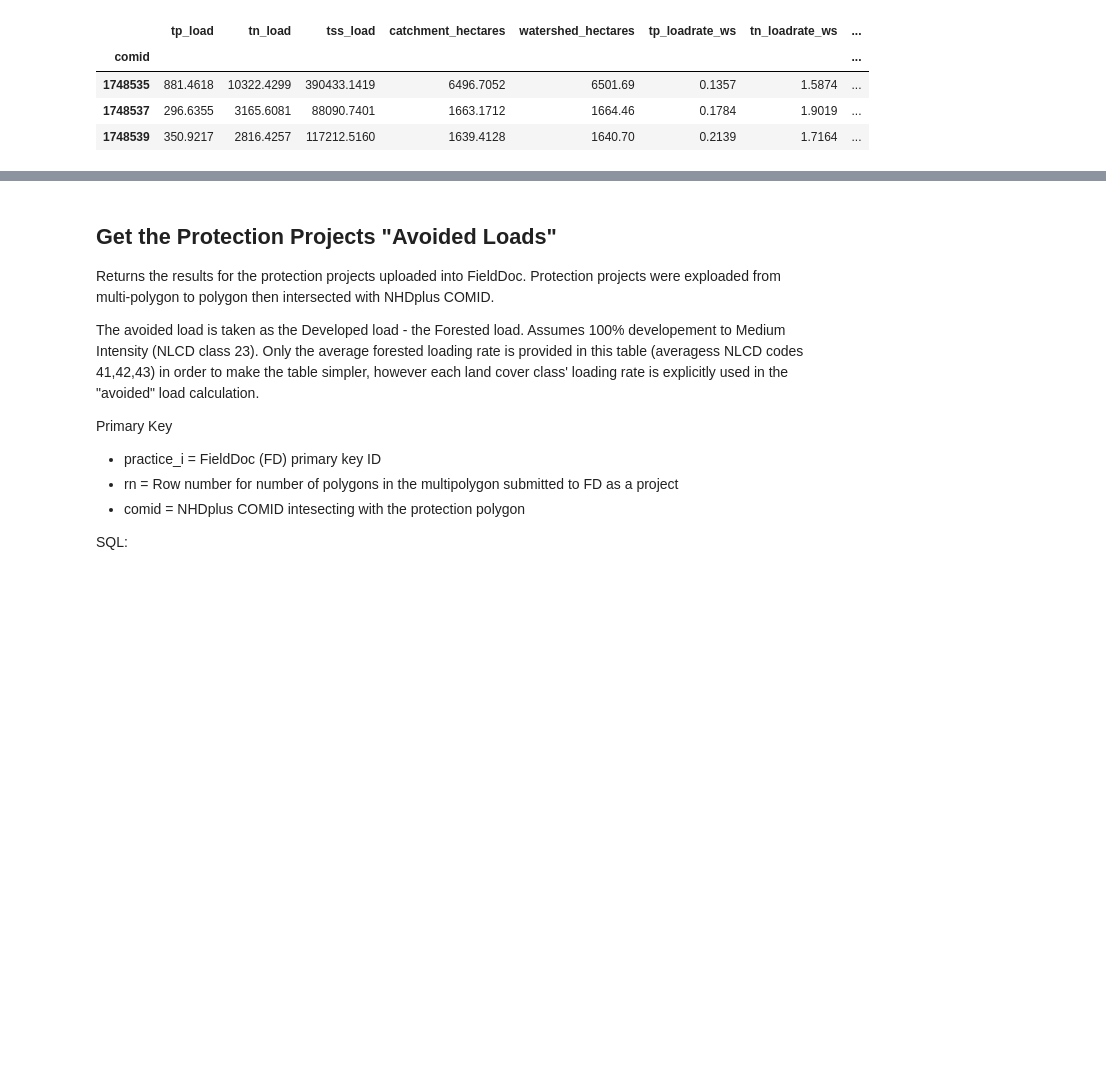
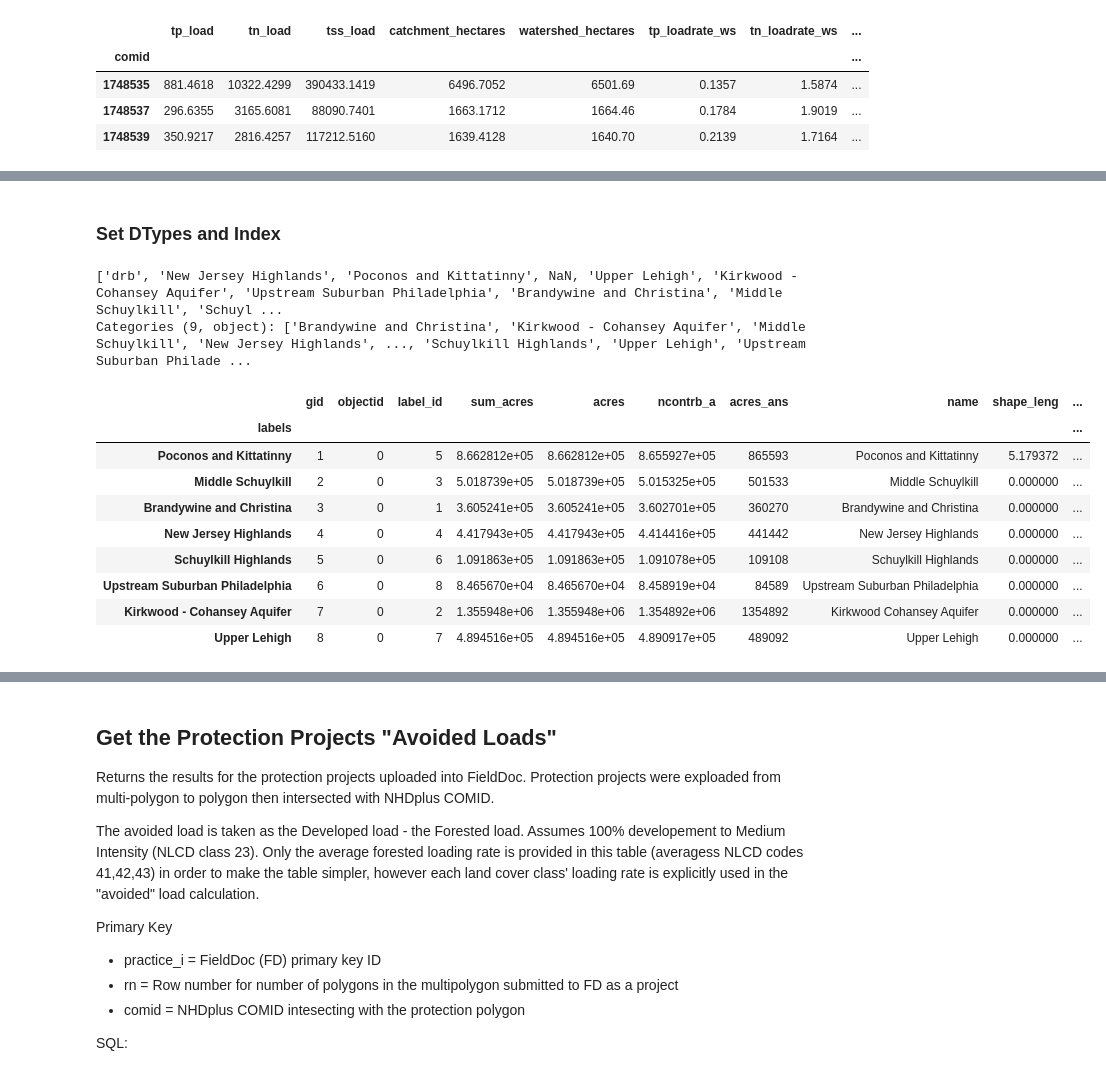
Before and after one commit to TheAcademyofNaturalSciences/WikiSRATMicroService, a Jupyter notebook: WikiSRAT_Demo.ipynb, the cells around one changed output, grey strips where cells are left out. Cells and saved outputs as stored; diff of their text form; code cells hidden in the pictures; blank space fills up the shorter version.

```diff
--- a/WikiSRAT_Demo.ipynb
+++ b/WikiSRAT_Demo.ipynb
@@ -1032,0 +1031,11 @@ Options for the future:
+# %% [markdown]
+### Set DTypes and Index
+# %%
+cluster_df.labels = cluster_df.labels.astype('category')
+cluster_df.name   = cluster_df.name.astype('category')
+# %%
+# Confirm Cluster name spelling in base model outputs to select which column to use as index
+base_df.cluster.unique()
+# %% [output]
+['drb', 'New Jersey Highlands', 'Poconos and Kittatinny', NaN, 'Upper Lehigh', 'Kirkwood - Cohansey Aquifer', 'Upstream Suburban Philadelphia', 'Brandywine and Christina', 'Middle Schuylkill', 'Schuyl ...
+Categories (9, object): ['Brandywine and Christina', 'Kirkwood - Cohansey Aquifer', 'Middle Schuylkill', 'New Jersey Highlands', ..., 'Schuylkill Highlands', 'Upper Lehigh', 'Upstream Suburban Philade ...
@@ -1032,0 +1044,13 @@ Options for the future:
+# %%
+cluster_df
+# %% [output]
+|  | gid | objectid | label_id | sum_acres | acres | ncontrb_a | acres_ans | name | shape_leng | ... |
+| labels |  |  |  |  |  |  |  |  |  | ... |
+| Poconos and Kittatinny | 1 | 0 | 5 | 8.662812e+05 | 8.662812e+05 | 8.655927e+05 | 865593 | Poconos and Kittatinny | 5.179372 | ... |
+| Middle Schuylkill | 2 | 0 | 3 | 5.018739e+05 | 5.018739e+05 | 5.015325e+05 | 501533 | Middle Schuylkill | 0.000000 | ... |
+| Brandywine and Christina | 3 | 0 | 1 | 3.605241e+05 | 3.605241e+05 | 3.602701e+05 | 360270 | Brandywine and Christina | 0.000000 | ... |
+| New Jersey Highlands | 4 | 0 | 4 | 4.417943e+05 | 4.417943e+05 | 4.414416e+05 | 441442 | New Jersey Highlands | 0.000000 | ... |
+| Schuylkill Highlands | 5 | 0 | 6 | 1.091863e+05 | 1.091863e+05 | 1.091078e+05 | 109108 | Schuylkill Highlands | 0.000000 | ... |
+| Upstream Suburban Philadelphia | 6 | 0 | 8 | 8.465670e+04 | 8.465670e+04 | 8.458919e+04 | 84589 | Upstream Suburban Philadelphia | 0.000000 | ... |
+| Kirkwood - Cohansey Aquifer | 7 | 0 | 2 | 1.355948e+06 | 1.355948e+06 | 1.354892e+06 | 1354892 | Kirkwood Cohansey Aquifer | 0.000000 | ... |
+| Upper Lehigh | 8 | 0 | 7 | 4.894516e+05 | 4.894516e+05 | 4.890917e+05 | 489092 | Upper Lehigh | 0.000000 | ... |
```
Also changed, not shown: parts of 55 cells of this notebook, 4 other files.
